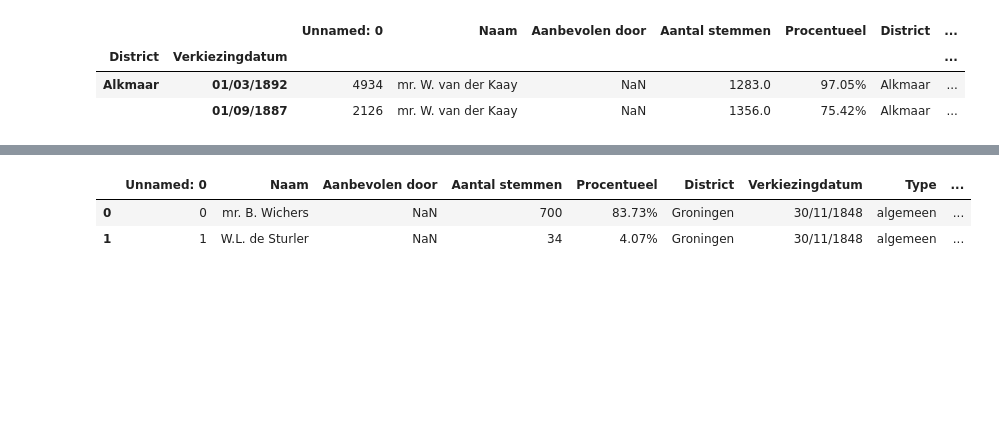
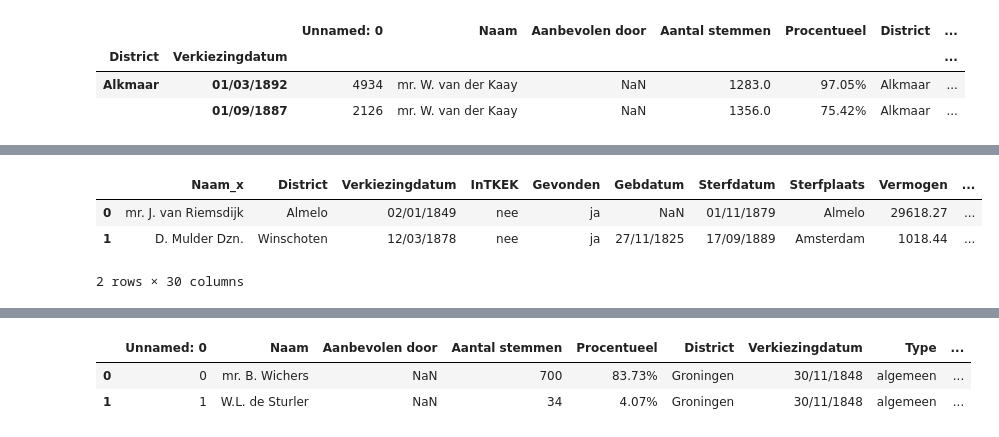
Before and after one commit to basm92/Polrents, a Jupyter notebook: Code/data_to_analysis_matched.ipynb, the cells around one changed output, grey strips where cells are left out. Cells and saved outputs as stored; diff of their text form; code cells hidden in the pictures; blank space fills up the shorter version.

```diff
--- a/Code/data_to_analysis_matched.ipynb
+++ b/Code/data_to_analysis_matched.ipynb
@@ -174,0 +160,7 @@ nonpoliticians.merge(allwinners_df, how="left", left_on=['District', 'Verkiezing
+# %%
+close.head(2)
+# %% [output]
+|  | Naam_x | District | Verkiezingdatum | InTKEK | Gevonden | Gebdatum | Sterfdatum | Sterfplaats | Vermogen | ... |
+| 0 | mr. J. van Riemsdijk | Almelo | 02/01/1849 | nee | ja | NaN | 01/11/1879 | Almelo | 29618.27 | ... |
+| 1 | D. Mulder Dzn. | Winschoten | 12/03/1878 | nee | ja | 27/11/1825 | 17/09/1889 | Amsterdam | 1018.44 | ... |
+2 rows × 30 columns
```
Also changed, not shown: parts of 7 cells of this notebook.
